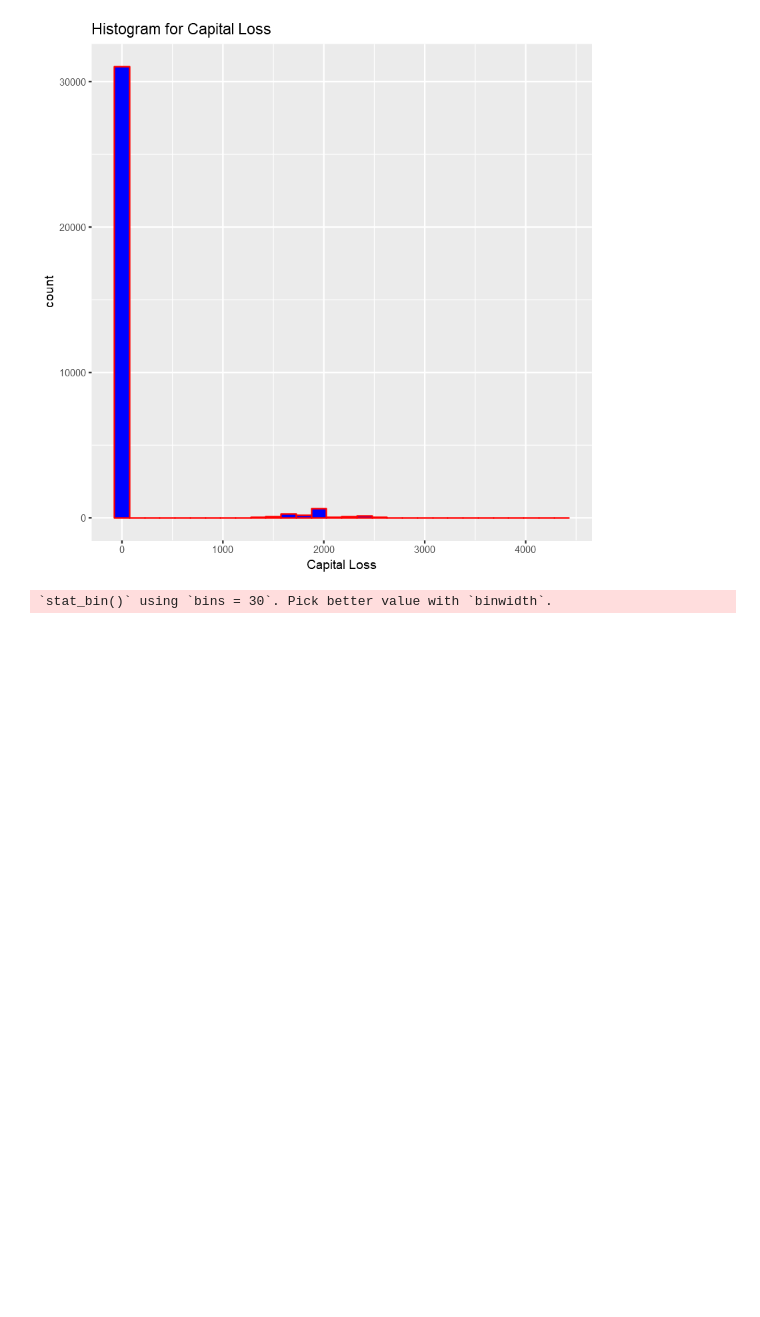
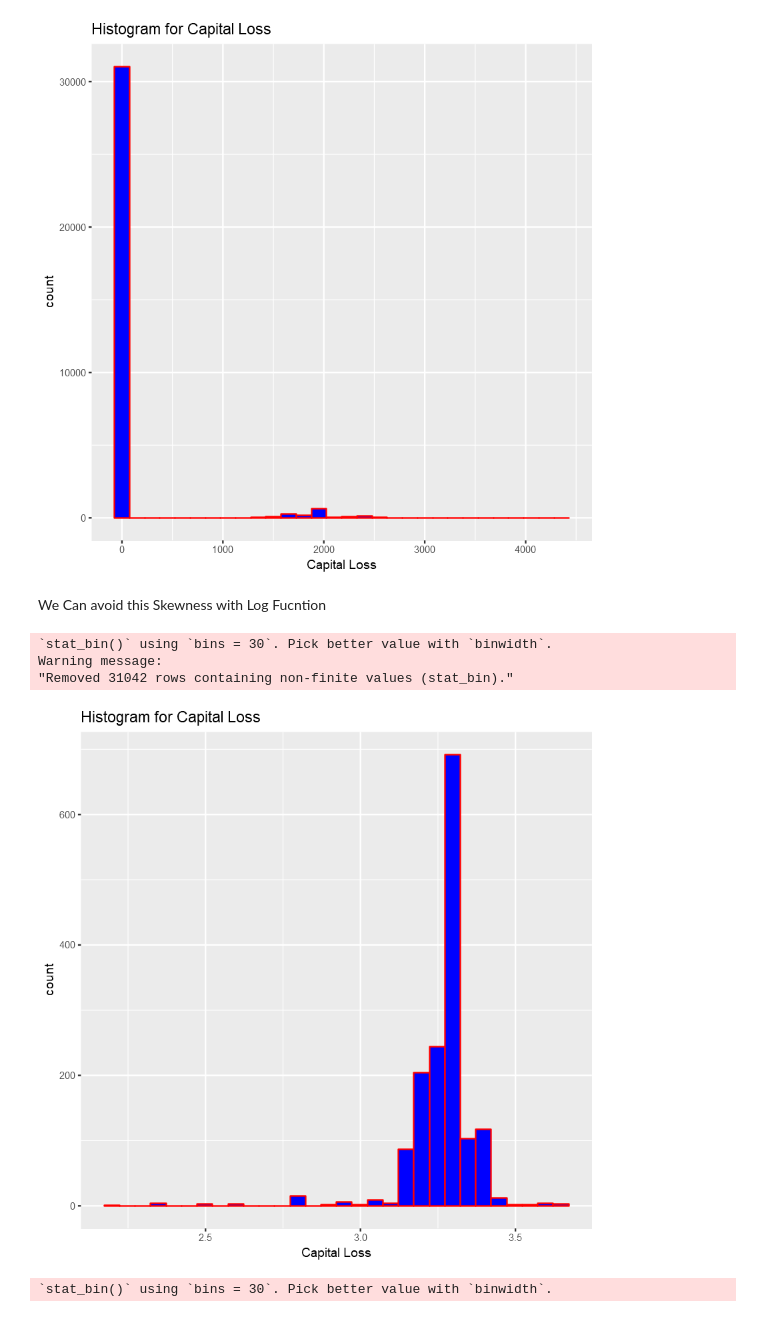
Before and after one commit to MElHuseyni/Predict-Income-using-US-Census-Data, a Jupyter notebook: Exploratory Data Analysis in R.ipynb, the cells around one changed output. Drawn from its saved outputs; the diff is of its cells as text; code cells hidden in the pictures; blank space fills up the shorter version.

```diff
--- a/Exploratory Data Analysis in R.ipynb
+++ b/Exploratory Data Analysis in R.ipynb
@@ -151,6 +163,22 @@ loss_plot
 # %% [output]
 `stat_bin()` using `bins = 30`. Pick better value with `binwidth`.
 [figure]
+# %% [markdown]
+We Can avoid this Skewness with Log Fucntion
+# %%
+#
+loss_plot <- qplot(log10(adult$capital.loss),
+      geom="histogram",
+      main = "Histogram for Capital Loss",
+      xlab = "Capital Loss",
+      fill=I("blue"),
+      col=I("red"))
+loss_plot
+# %% [output]
+`stat_bin()` using `bins = 30`. Pick better value with `binwidth`.
+Warning message:
+"Removed 31042 rows containing non-finite values (stat_bin)."
+[figure, added]
 # %%
 gain_plot <- qplot(adult$capital.gain,
       geom="histogram",
```
Also changed, not shown: parts of 4 cells of this notebook.
